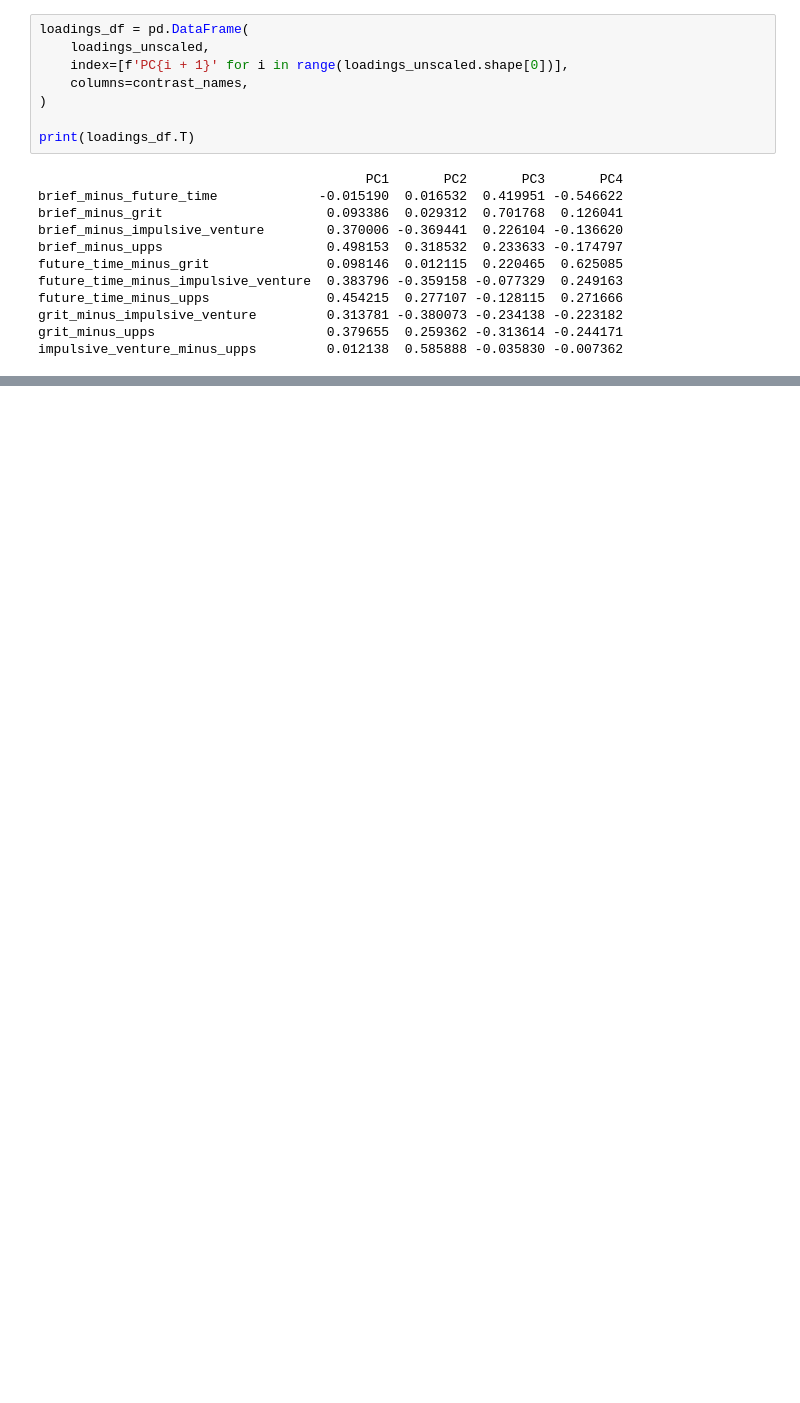
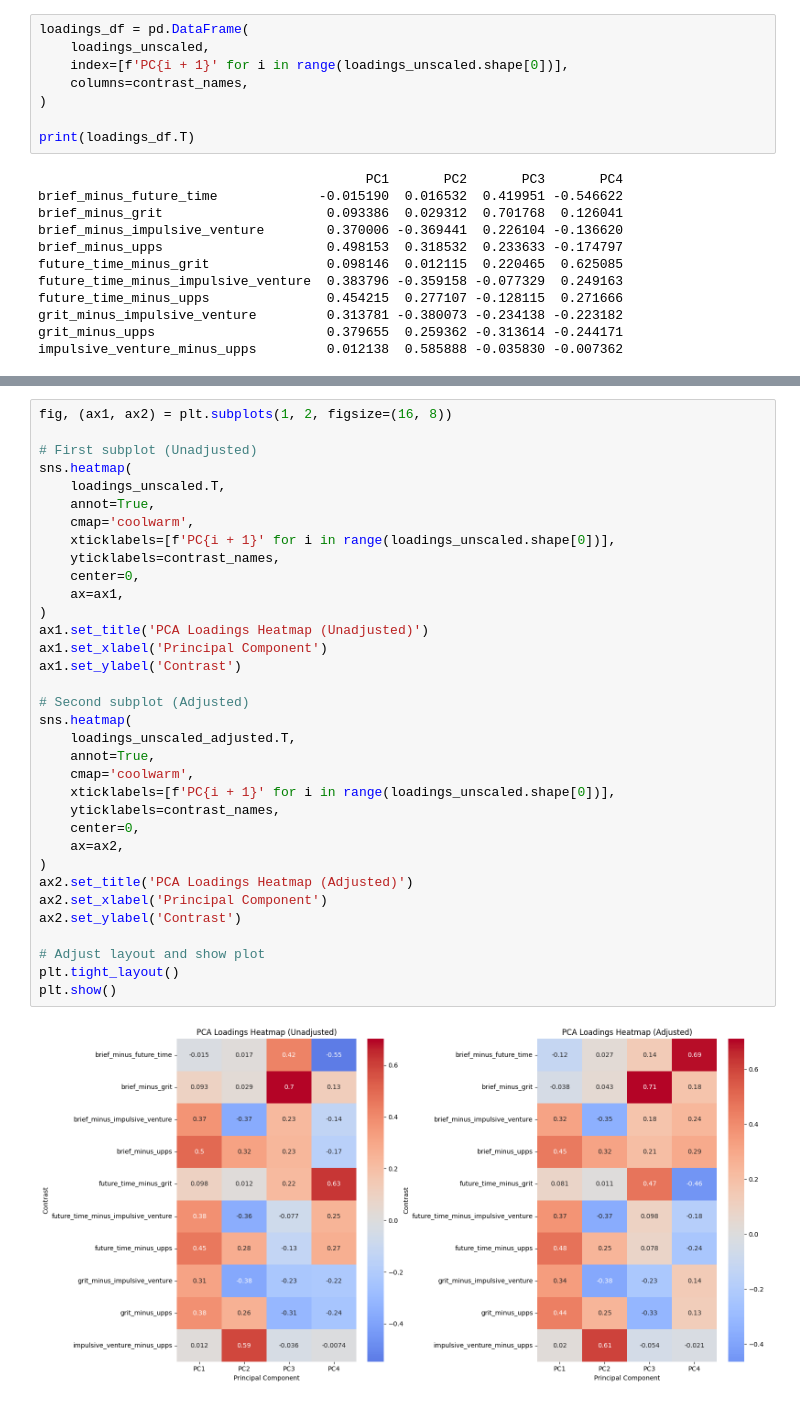
Before and after one commit to jaemonj/survey-medley-code, a Jupyter notebook: analyses/questionnaire_average_multivariate/paired_test_pca.ipynb, the cells around one changed output, grey strips where cells are left out. Drawn from its saved outputs; the diff is of its cells as text; blank space fills up the shorter version.

```diff
--- a/analyses/questionnaire_average_multivariate/paired_test_pca.ipynb
+++ b/analyses/questionnaire_average_multivariate/paired_test_pca.ipynb
@@ -227,2 +316,38 @@ impulsive_venture_minus_upps         0.012138  0.585888 -0.035830 -0.007362
+# %%
+fig, (ax1, ax2) = plt.subplots(1, 2, figsize=(16, 8))
+
+# First subplot (Unadjusted)
+sns.heatmap(
+    loadings_unscaled.T,
+    annot=True,
+    cmap='coolwarm',
+    xticklabels=[f'PC{i + 1}' for i in range(loadings_unscaled.shape[0])],
+    yticklabels=contrast_names,
+    center=0,
+    ax=ax1,
+)
+ax1.set_title('PCA Loadings Heatmap (Unadjusted)')
+ax1.set_xlabel('Principal Component')
+ax1.set_ylabel('Contrast')
+
+# Second subplot (Adjusted)
+sns.heatmap(
+    loadings_unscaled_adjusted.T,
+    annot=True,
+    cmap='coolwarm',
+    xticklabels=[f'PC{i + 1}' for i in range(loadings_unscaled.shape[0])],
+    yticklabels=contrast_names,
+    center=0,
+    ax=ax2,
+)
+ax2.set_title('PCA Loadings Heatmap (Adjusted)')
+ax2.set_xlabel('Principal Component')
+ax2.set_ylabel('Contrast')
+
+# Adjust layout and show plot
+plt.tight_layout()
+plt.show()
+# %% [output]
+[figure, added]
 # %%
 z_slices = list(range(-30, 61, 10))
```
Also changed, not shown: parts of 12 cells of this notebook, 7 other files.
